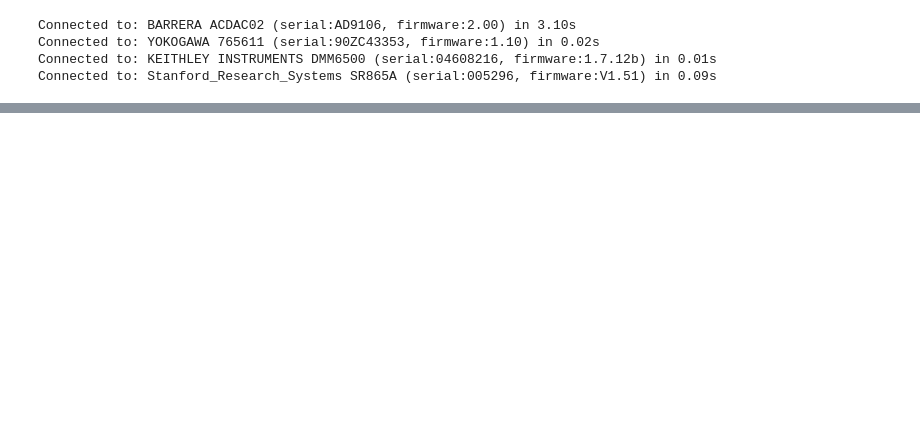
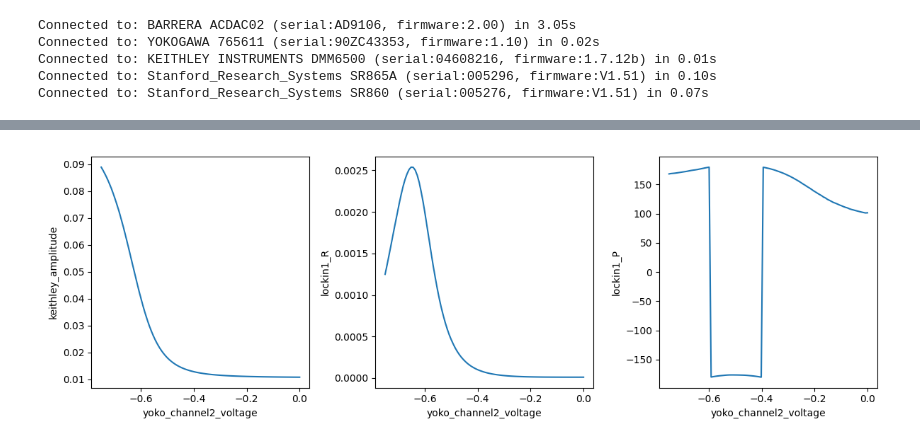
Before and after one commit to barreralab/capacitance_exps, a Jupyter notebook: notebooks/acquisition/ppms_trial_11_25_25.ipynb, the cells around one changed output, grey strips where cells are left out. Drawn from its saved outputs; the diff is of its cells as text; code cells hidden in the pictures; blank space fills up the shorter version.

Commit message:
ppms time

```diff
--- a/notebooks/acquisition/ppms_trial_11_25_25.ipynb
+++ b/notebooks/acquisition/ppms_trial_11_25_25.ipynb
@@ -14,19 +16,37 @@ container = qc.Station(config_file=str(coolconfig))
 
 acdac = container.load_instrument("acdac")
 yoko = container.load_instrument("yoko")
-keithely = container.load_instrument("keithley")
-li = container.load_instrument("lockin")
+keithley = container.load_instrument("keithley")
+li1 = container.load_instrument("lockin1")
+li2 = container.load_instrument("lockin2")
 # ppms = container.load_instrument("ppms") # update PPMS PC ethernet IP address to 169.254.x.x
 # %% [output]
-Connected to: BARRERA ACDAC02 (serial:AD9106, firmware:2.00) in 3.10s
+Connected to: BARRERA ACDAC02 (serial:AD9106, firmware:2.00) in 3.05s
 Connected to: YOKOGAWA 765611 (serial:90ZC43353, firmware:1.10) in 0.02s
 Connected to: KEITHLEY INSTRUMENTS DMM6500 (serial:04608216, firmware:1.7.12b) in 0.01s
-Connected to: Stanford_Research_Systems SR865A (serial:005296, firmware:V1.51) in 0.09s
+Connected to: Stanford_Research_Systems SR865A (serial:005296, firmware:V1.51) in 0.10s
+Connected to: Stanford_Research_Systems SR860 (serial:005276, firmware:V1.51) in 0.07s
 # %%
 # TODO: aliases for parameters. Update labels to reflect physical quantities for following cell
 
-# vg = yoko.channel1.voltage
-# vg.label = "Gate Voltage"
+vg = yoko.channel2.voltage
+vg.label = "Vg"
+neg_val = Numbers(min_value=-2, max_value=0)
+vg.add_validator(neg_val)                       # never allow positive values on Vg
 
-indep_params = []
-dep_params = []
+
+vdd = yoko.channel1.voltage
+vdd.label = "Vdd"
+
+vds = keithley.amplitude
+vds.label = "Vds"
+
+Vexc = acdac.ch1
+Vref = acdac.ch2
+
+Gout = li1
+Vtherm = li2.X
+
+
+indep_params = [vg]
+dep_params = [vds, Gout.R, Gout.P]
@@ -40,4 +83,4 @@ s = sweep.Station(basedir=datapath, measurement_config=mc)
 for param in indep_params + dep_params:
     s.fp(param)
 
-s.add_comment("ENTER A COMMENT HERE")
+s.add_comment("Vg sweep")
@@ -53,10 +94,11 @@ s.add_comment("ENTER A COMMENT HERE")
 # %%
 # Run experiment
-# START = 0
-# STOP = 1
-# SAMPLES = 20
-# INT_TIME = 0.4
+START = 0
+STOP = -0.750
+SAMPLES = 100
+INT_TIME = 0.4
 
 # s.watch(delay = INT_TIME, max_duration=10)
-# setpoints = np.linspace(START, STOP, SAMPLES)
-# res = s.sweep(vg, setpoints, delay=INT_TIME)
+setpoints = np.linspace(START, STOP, SAMPLES)
+res = s.sweep(vg, setpoints, delay=INT_TIME)
+# %% [output]
@@ -62,0 +107 @@ s.add_comment("ENTER A COMMENT HERE")
+[figure, added]
```
Also changed, not shown: parts of 31 cells of this notebook, 3 other files.
